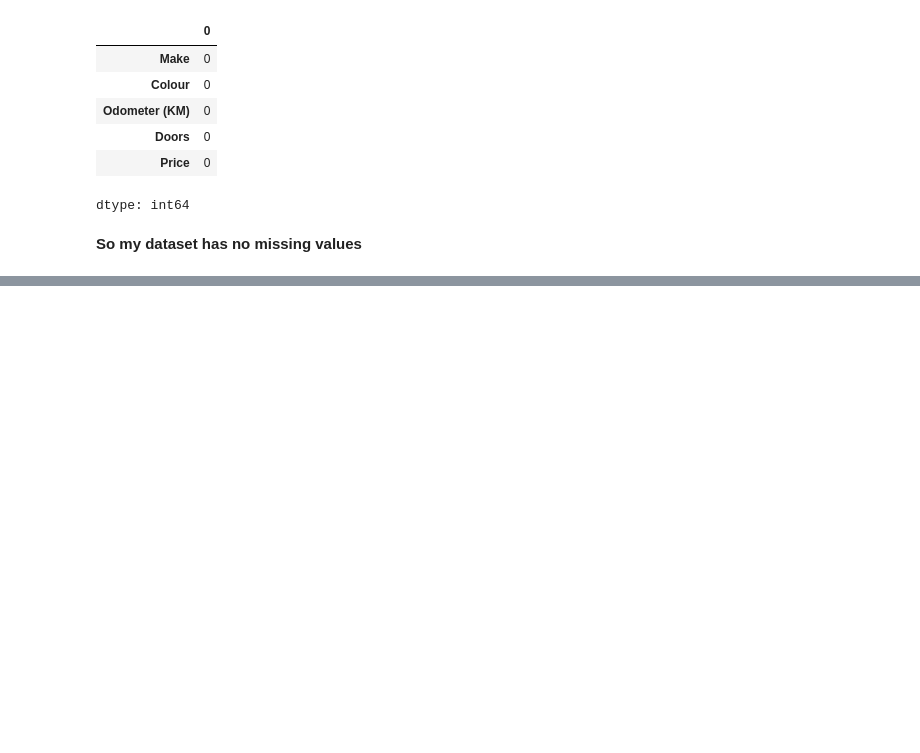
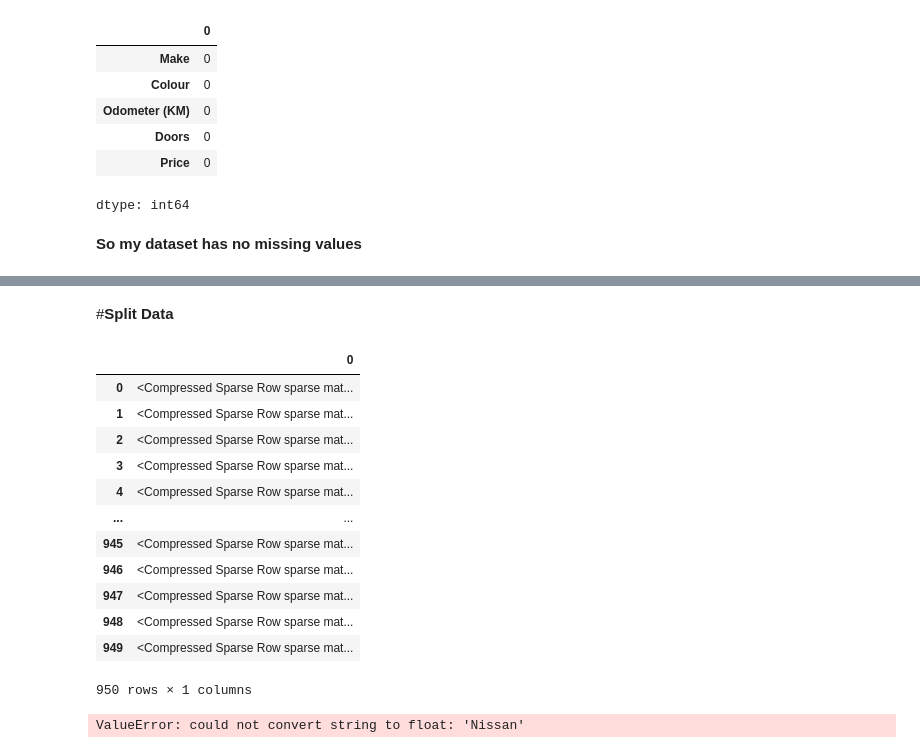
Before and after one commit to Numanur/data-science-ml, a Jupyter notebook: Data_preprocessing_basic.ipynb, the cells around one changed output, grey strips where cells are left out. Saved outputs shown, nothing was run; the diff lists cells and outputs as text; code cells hidden in the pictures; blank space fills up the shorter version.

Commit message:
data convertion before fiting

```diff
--- a/Data_preprocessing_basic.ipynb
+++ b/Data_preprocessing_basic.ipynb
@@ -204,0 +208,13 @@ dtype: int64
+# %%
+x = car_missing_data.drop("Price", axis=1)
+y = car_missing_data["Price"]
+# %%
+from sklearn.preprocessing import OneHotEncoder
+from sklearn.compose import ColumnTransformer
+
+categorical_features = ["Make", "Colour", "Doors"]
+one_hot = OneHotEncoder()
+transformer = ColumnTransformer([("one_hot", one_hot, categorical_features)], remainder="passthrough")
+transformed_x = transformer.fit_transform(x)
+# %% [markdown]
+#**Split Data**
@@ -204,0 +224,20 @@ dtype: int64
+# %%
+pd.DataFrame(transformed_x)
+# %% [output]
+|  | 0 |
+| 0 | <Compressed Sparse Row sparse mat... |
+| 1 | <Compressed Sparse Row sparse mat... |
+| 2 | <Compressed Sparse Row sparse mat... |
+| 3 | <Compressed Sparse Row sparse mat... |
+| 4 | <Compressed Sparse Row sparse mat... |
+| ... | ... |
+| 945 | <Compressed Sparse Row sparse mat... |
+| 946 | <Compressed Sparse Row sparse mat... |
+| 947 | <Compressed Sparse Row sparse mat... |
+| 948 | <Compressed Sparse Row sparse mat... |
+| 949 | <Compressed Sparse Row sparse mat... |
+950 rows × 1 columns
+# %%
+model.fit(x_train, y_train)
+# %% [output]
+ValueError: could not convert string to float: 'Nissan'
```
Also changed, not shown: parts of 5 cells of this notebook.
